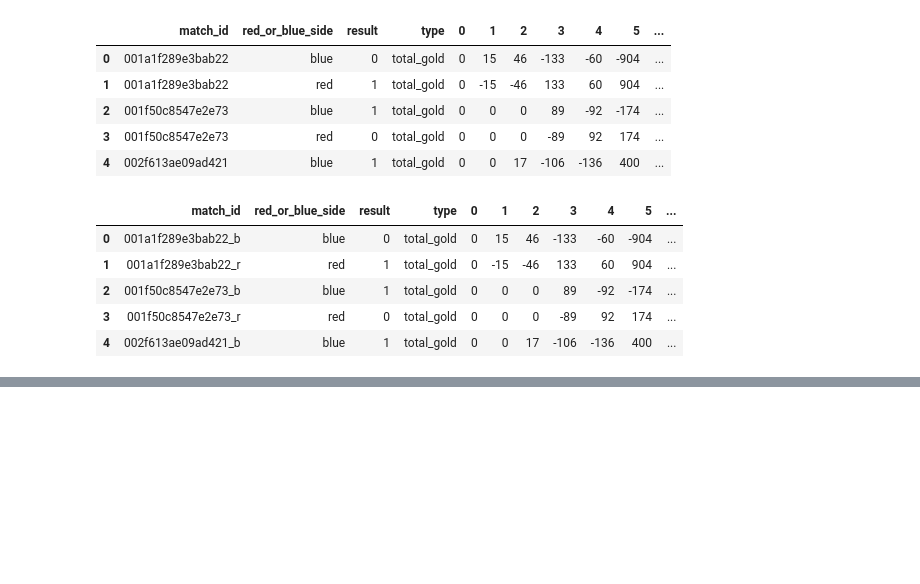
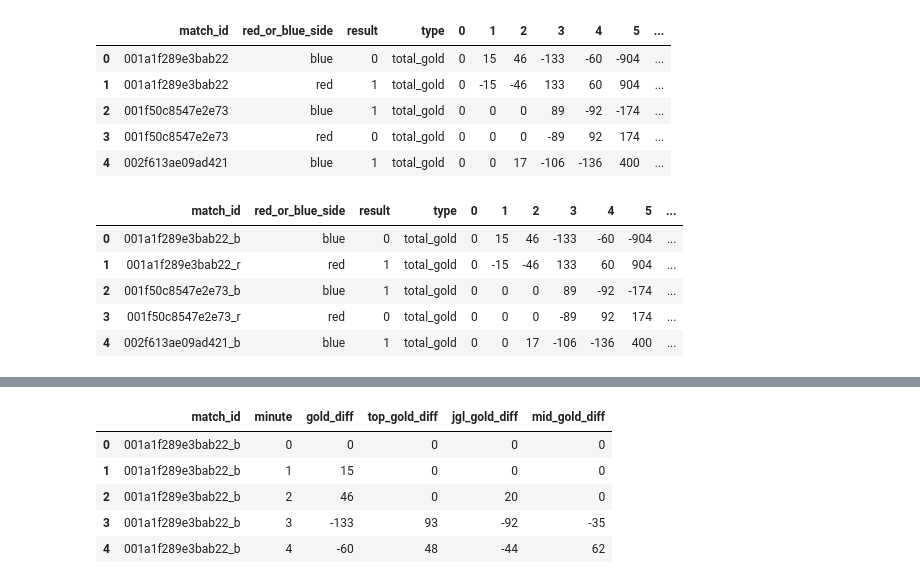
Before and after one commit to MPhillips55/Capstone_Project_2_League_of_Legends, a Jupyter notebook: Machine_Learning/Time_Series/Time_Series_Feature_Generation.ipynb, the cells around one changed output, grey strips where cells are left out. Cells and saved outputs as stored; diff of their text form; code cells hidden in the pictures; blank space fills up the shorter version.

```diff
--- a/Machine_Learning/Time_Series/Time_Series_Feature_Generation.ipynb
+++ b/Machine_Learning/Time_Series/Time_Series_Feature_Generation.ipynb
@@ -73,0 +138,7 @@ tdf2.sort_values(['match_id', 'variable']).to_csv('tdf2.csv')
+# %%
+tdf1.reset_index(drop=True, inplace=True)
+topdf1.reset_index(drop=True, inplace=True)
+jdf1.reset_index(drop=True, inplace=True)
+mdf1.reset_index(drop=True, inplace=True)
+adf1.reset_index(drop=True, inplace=True)
+sdf1.reset_index(drop=True, inplace=True)
@@ -73,0 +182,10 @@ tdf2.sort_values(['match_id', 'variable']).to_csv('tdf2.csv')
+# %%
+tdf3 = pd.merge(tdf3, mdf1, on=['match_id','minute'])
+tdf3.head()
+# %% [output]
+|  | match_id | minute | gold_diff | top_gold_diff | jgl_gold_diff | mid_gold_diff |
+| 0 | 001a1f289e3bab22_b | 0 | 0 | 0 | 0 | 0 |
+| 1 | 001a1f289e3bab22_b | 1 | 15 | 0 | 0 | 0 |
+| 2 | 001a1f289e3bab22_b | 2 | 46 | 0 | 20 | 0 |
+| 3 | 001a1f289e3bab22_b | 3 | -133 | 93 | -92 | -35 |
+| 4 | 001a1f289e3bab22_b | 4 | -60 | 48 | -44 | 62 |
```
Also changed, not shown: parts of 24 cells of this notebook, 1 other file.
